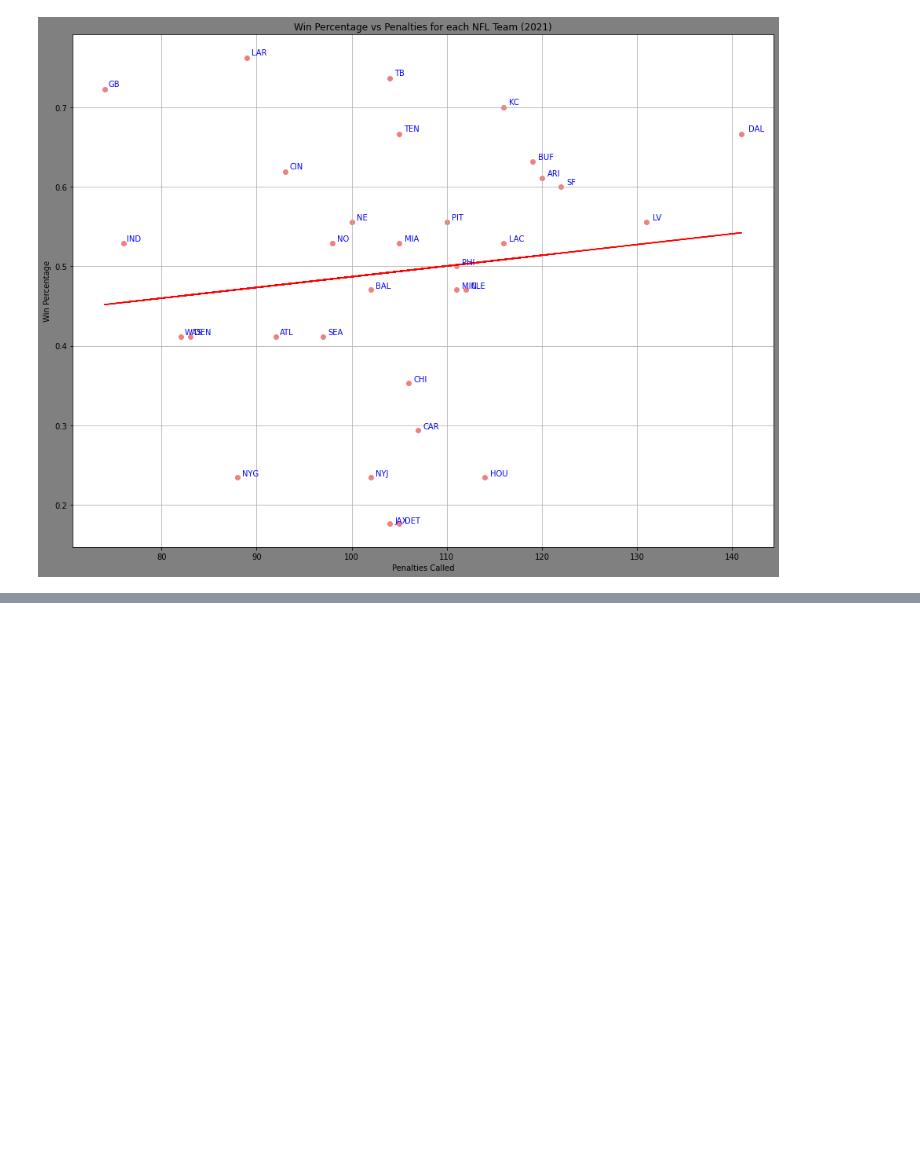
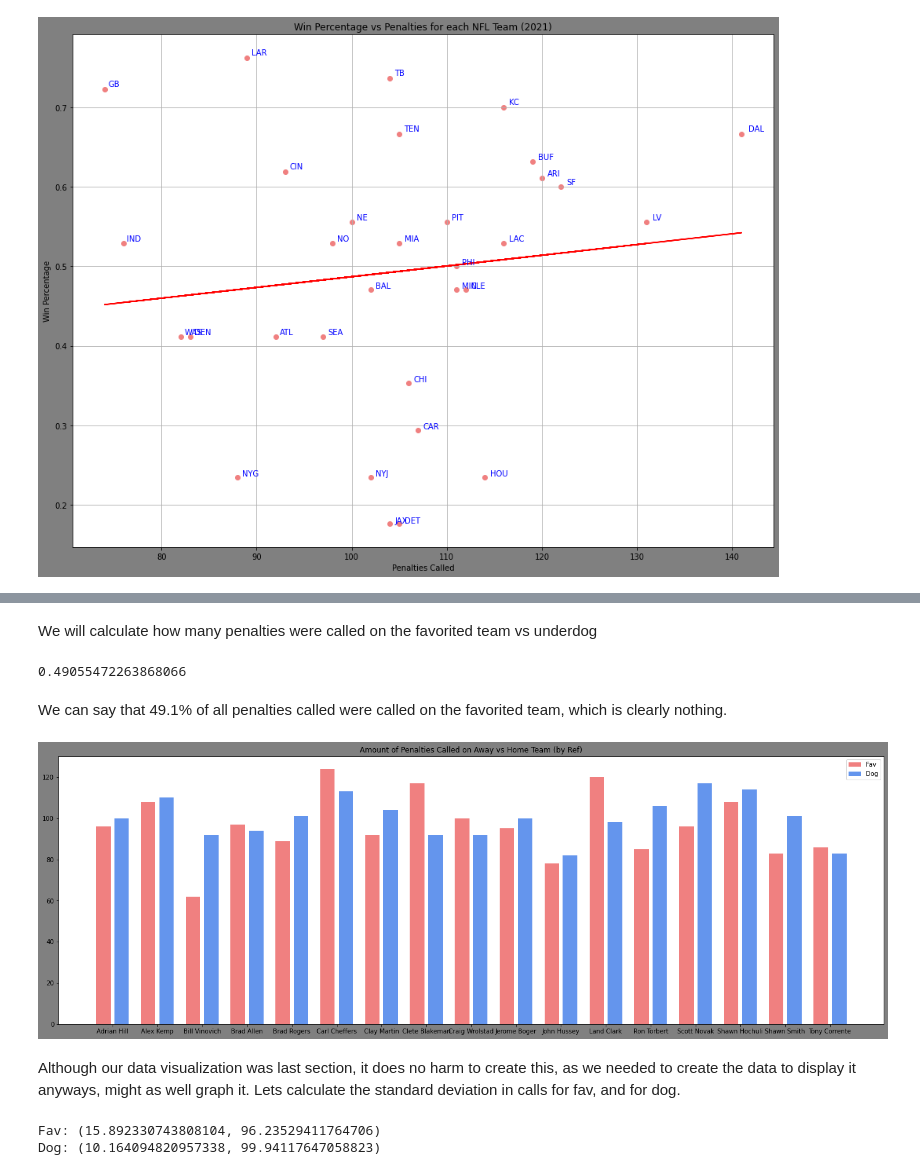
Before and after one commit to zmolz/penalties, a Jupyter notebook: index.ipynb, the cells around one changed output, grey strips where cells are left out. Drawn from its saved outputs; the diff is of its cells as text; code cells hidden in the pictures; blank space fills up the shorter version.

```diff
--- a/index.ipynb
+++ b/index.ipynb
@@ -587,0 +643,46 @@ Now this is a very surprising result to me. Following a similar method as before
+# %% [markdown]
+We will calculate how many penalties were called on the favorited team vs underdog
+# %%
+called_on_fav_len = len(penalty_frame.loc[penalty_frame['Called On V/H'] == penalty_frame['Favorite']])
+called_on_fav = [1 for _ in range(0, called_on_fav_len)]
+called_on_dog = [0 for _ in range(0, len(penalty_frame) - called_on_fav_len)]
+
+data = called_on_fav + called_on_dog
+
+stats.mean(data)
+# %% [output]
+0.49055472263868066
+# %% [markdown]
+We can say that 49.1% of all penalties called were called on the favorited team, which is clearly nothing.
+# %%
+fig, ax = plt.subplots(figsize=(24,8), facecolor='gray')
+
+xs = np.arange(0.,1., 1./17.)
+fav_y = [len(penalties.loc[penalties['Called On V/H'] == penalties['Favorite']]) for _, penalties in by_ref]
+dog_y = [len(penalties.loc[penalties['Called On V/H'] != penalties['Favorite']]) for _, penalties in by_ref]
+
+fav_x = [x-.012  for x in xs]
+dog_x = [x+.012 for x in xs]
+ax.bar(fav_x, fav_y, width=.019, label='Fav', color='lightcoral')
+ax.bar(dog_x, dog_y, width=.019, label='Dog', color='cornflowerblue')
+ax.set_xticks(xs)
+ax.set_xticklabels(by_ref.indices.keys())
+ax.legend()
+
+ax.set_title('Amount of Penalties Called on Away vs Home Team (by Ref)')
+
+None
+# %% [output]
+[figure, added]
+# %% [markdown]
+Although our data visualization was last section, it does no harm to create this, as we needed to create the data to display it anyways, might as well graph it.
+Lets calculate the standard deviation in calls for fav, and for dog.
+# %%
+fav_dev = stats.stdev(fav_y)
+fav_avg = stats.mean(fav_y)
+dog_dev = stats.stdev(dog_y)
+dog_avg = stats.mean(dog_y)
+print(f'Fav: {fav_dev, fav_avg}\nDog: {dog_dev, dog_avg}')
+# %% [output]
+Fav: (15.892330743808104, 96.23529411764706)
+Dog: (10.164094820957338, 99.94117647058823)
```
Also changed, not shown: parts of 20 cells of this notebook, 1 other file.
